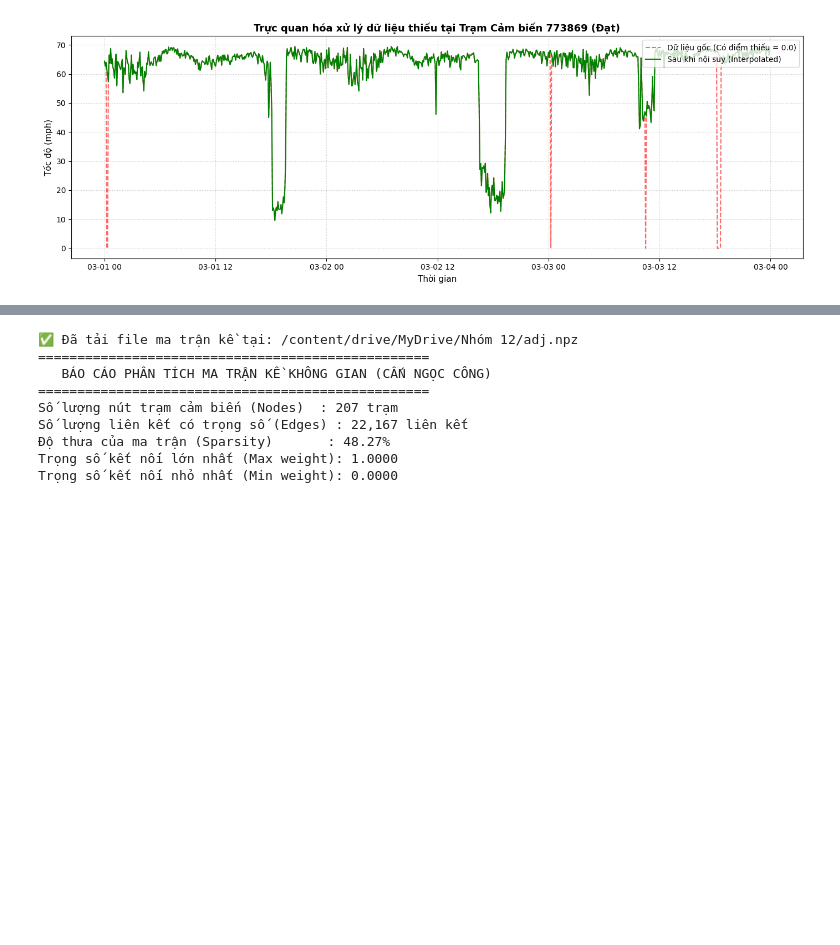
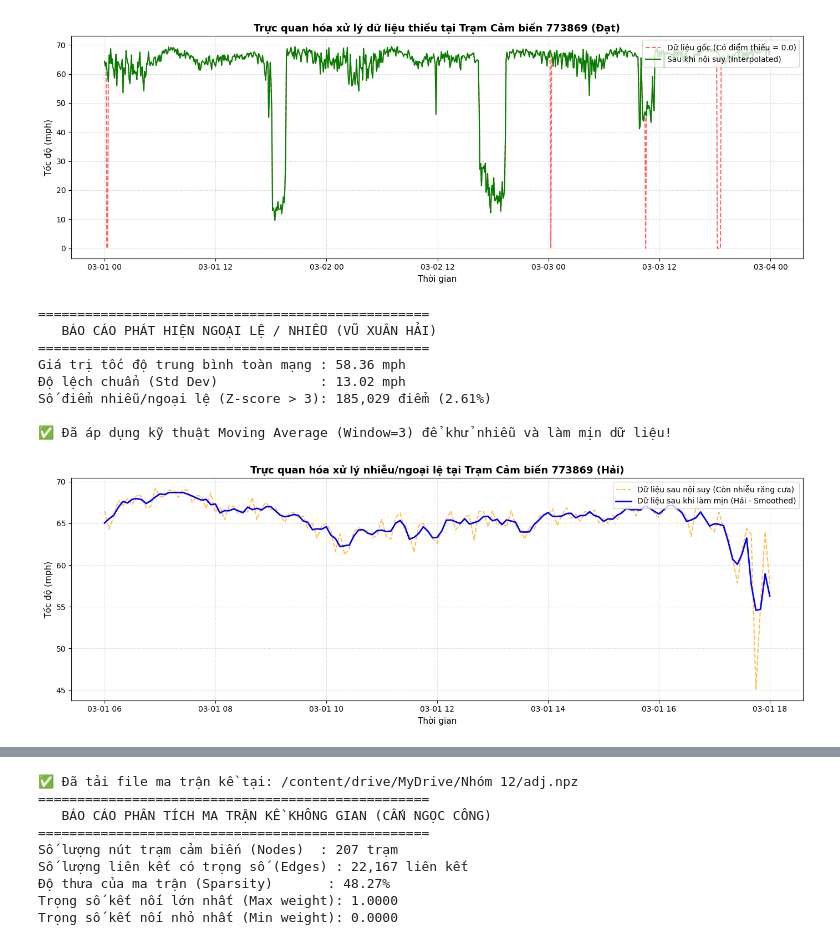
Before and after one commit to trandatdx20005/DoAnChuyenNghanhNhom12, a Jupyter notebook: Nhom12.ipynb, the cells around one changed output, grey strips where cells are left out. Drawn from its saved outputs; the diff is of its cells as text; code cells hidden in the pictures; blank space fills up the shorter version.

```diff
--- a/Nhom12.ipynb
+++ b/Nhom12.ipynb
@@ -91,3 +313,56 @@ Số điểm dữ liệu bị thiếu (bằng 0.0) : 575,302
 
 ✅ Đã hoàn thành nội suy tuyến tính (Linear Interpolation) cho toàn bộ 207 cảm biến!
 [figure]
+# %%
+import pandas as pd
+import numpy as np
+import matplotlib.pyplot as plt
+
+# -------------------------------------------------------------
+# CÔNG VIỆC TUẦN 3: VŨ XUÂN HẢI (XỬ LÝ GIÁ TRỊ NGOẠI LỆ / OUTLIERS)
+# -------------------------------------------------------------
+
+df_clean = df_interpolated.copy()
+
+mean_speed_val = df_clean.values.mean()
+std_speed_val = df_clean.values.std()
+
+z_scores = np.abs((df_clean - mean_speed_val) / std_speed_val)
+outliers_count = (z_scores > 3).sum().sum()
+total_points = df_clean.size
+
+print("==================================================")
+print("   BÁO CÁO PHÁT HIỆN NGOẠI LỆ / NHIỄU (VŨ XUÂN HẢI)   ")
+print("==================================================")
+print(f"Giá trị tốc độ trung bình toàn mạng : {mean_speed_val:.2f} mph")
+print(f"Độ lệch chuẩn (Std Dev)             : {std_speed_val:.2f} mph")
+print(f"Số điểm nhiễu/ngoại lệ (Z-score > 3): {outliers_count:,} điểm ({outliers_count/total_points*100:.2f}%)")
+
+df_smoothed = df_clean.rolling(window=3, min_periods=1, center=True).mean()
+
+print("\n✅ Đã áp dụng kỹ thuật Moving Average (Window=3) để khử nhiễu và làm mịn dữ liệu!")
+
+sample_sensor = sensor_ids[0]
+sample_range = slice('2012-03-01 06:00:00', '2012-03-01 18:00:00')
+
+plt.figure(figsize=(14, 5))
+plt.plot(df_clean.loc[sample_range, sample_sensor], label='Dữ liệu sau nội suy (Còn nhiễu răng cưa)', color='orange', alpha=0.7, linestyle='--')
+plt.plot(df_smoothed.loc[sample_range, sample_sensor], label='Dữ liệu sau khi làm mịn (Hải - Smoothed)', color='blue', linewidth=2)
+
+plt.title(f'Trực quan hóa xử lý nhiễu/ngoại lệ tại Trạm Cảm biến {sample_sensor} (Hải)', fontsize=13, fontweight='bold')
+plt.xlabel('Thời gian', fontsize=11)
+plt.ylabel('Tốc độ (mph)', fontsize=11)
+plt.legend(loc='upper right')
+plt.grid(True, linestyle=':', alpha=0.7)
+plt.tight_layout()
+plt.show()
+# %% [output]
+==================================================
+   BÁO CÁO PHÁT HIỆN NGOẠI LỆ / NHIỄU (VŨ XUÂN HẢI)
+==================================================
+Giá trị tốc độ trung bình toàn mạng : 58.36 mph
+Độ lệch chuẩn (Std Dev)             : 13.02 mph
+Số điểm nhiễu/ngoại lệ (Z-score > 3): 185,029 điểm (2.61%)
+
+✅ Đã áp dụng kỹ thuật Moving Average (Window=3) để khử nhiễu và làm mịn dữ liệu!
+[figure, added]
```
Also changed, not shown: parts of 17 cells of this notebook.
